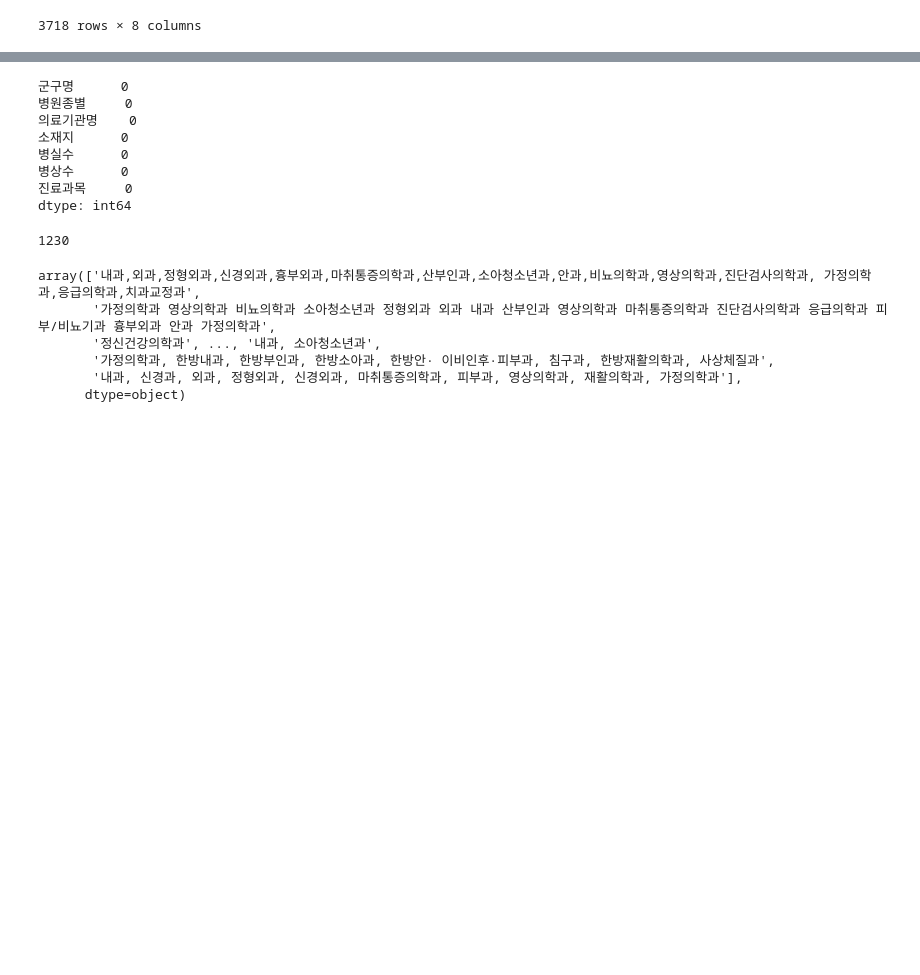
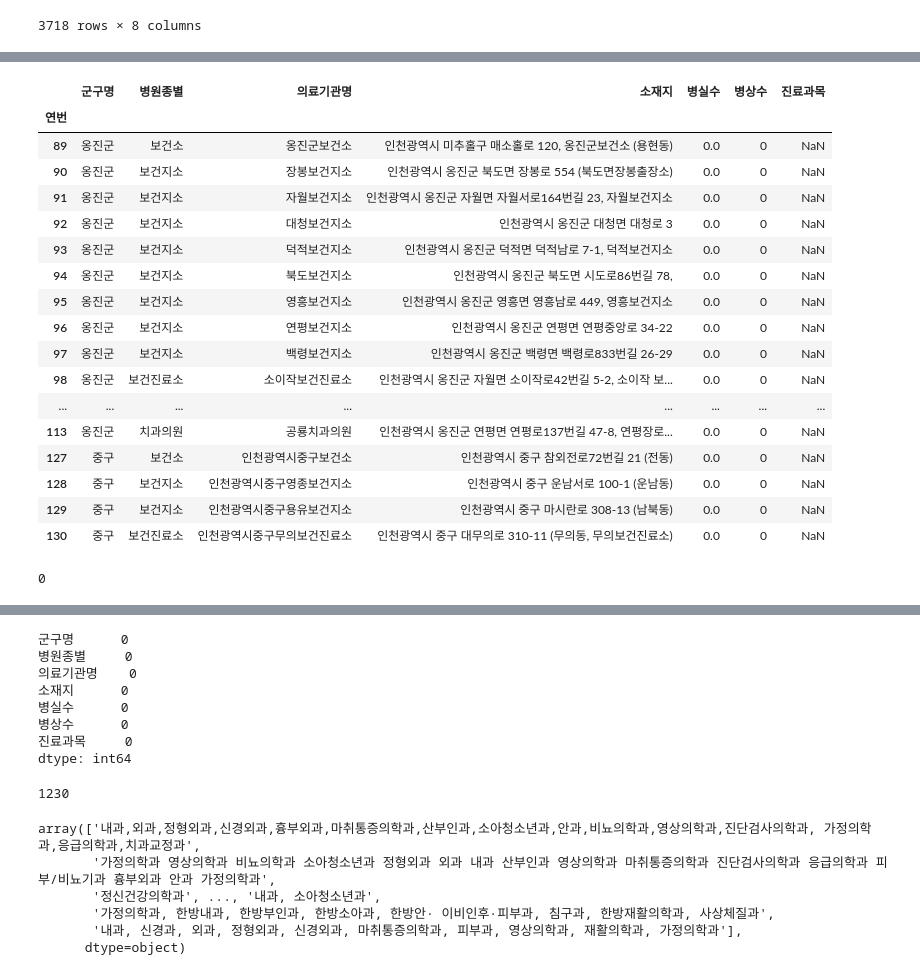
Before and after one commit to akslk00/new-pro2, a Jupyter notebook: Untitled.ipynb, the cells around one changed output, grey strips where cells are left out. Drawn from its saved outputs; the diff is of its cells as text; code cells hidden in the pictures; blank space fills up the shorter version.

```diff
--- a/Untitled.ipynb
+++ b/Untitled.ipynb
@@ -21,0 +81,23 @@ df
+# %%
+az=df['진료과목'].isna()
+# %%
+df.loc[az,]
+# %% [output]
+|  | 군구명 | 병원종별 | 의료기관명 | 소재지 | 병실수 | 병상수 | 진료과목 |
+| 연번 |  |  |  |  |  |  |  |
+| 89 | 옹진군 | 보건소 | 옹진군보건소 | 인천광역시 미추홀구 매소홀로 120, 옹진군보건소 (용현동) | 0.0 | 0 | NaN |
+| 90 | 옹진군 | 보건지소 | 장봉보건지소 | 인천광역시 옹진군 북도면 장봉로 554 (북도면장봉출장소) | 0.0 | 0 | NaN |
+| 91 | 옹진군 | 보건지소 | 자월보건지소 | 인천광역시 옹진군 자월면 자월서로164번길 23, 자월보건지소 | 0.0 | 0 | NaN |
+| 92 | 옹진군 | 보건지소 | 대청보건지소 | 인천광역시 옹진군 대청면 대청로 3 | 0.0 | 0 | NaN |
+| 93 | 옹진군 | 보건지소 | 덕적보건지소 | 인천광역시 옹진군 덕적면 덕적남로 7-1, 덕적보건지소 | 0.0 | 0 | NaN |
+| 94 | 옹진군 | 보건지소 | 북도보건지소 | 인천광역시 옹진군 북도면 시도로86번길 78, | 0.0 | 0 | NaN |
+| 95 | 옹진군 | 보건지소 | 영흥보건지소 | 인천광역시 옹진군 영흥면 영흥남로 449, 영흥보건지소 | 0.0 | 0 | NaN |
+| 96 | 옹진군 | 보건지소 | 연평보건지소 | 인천광역시 옹진군 연평면 연평중앙로 34-22 | 0.0 | 0 | NaN |
+| 97 | 옹진군 | 보건지소 | 백령보건지소 | 인천광역시 옹진군 백령면 백령로833번길 26-29 | 0.0 | 0 | NaN |
+| 98 | 옹진군 | 보건진료소 | 소이작보건진료소 | 인천광역시 옹진군 자월면 소이작로42번길 5-2, 소이작 보... | 0.0 | 0 | NaN |
+| ... | ... | ... | ... | ... | ... | ... | ... |
+| 113 | 옹진군 | 치과의원 | 공룡치과의원 | 인천광역시 옹진군 연평면 연평로137번길 47-8, 연평장로... | 0.0 | 0 | NaN |
+| 127 | 중구 | 보건소 | 인천광역시중구보건소 | 인천광역시 중구 참외전로72번길 21 (전동) | 0.0 | 0 | NaN |
+| 128 | 중구 | 보건지소 | 인천광역시중구영종보건지소 | 인천광역시 중구 운남서로 100-1 (운남동) | 0.0 | 0 | NaN |
+| 129 | 중구 | 보건지소 | 인천광역시중구용유보건지소 | 인천광역시 중구 마시란로 308-13 (남북동) | 0.0 | 0 | NaN |
+| 130 | 중구 | 보건진료소 | 인천광역시중구무의보건진료소 | 인천광역시 중구 대무의로 310-11 (무의동, 무의보건진료소) | 0.0 | 0 | NaN |
@@ -21,0 +106,4 @@ df
+# %%
+df['진료과목'].isna().sum()
+# %% [output]
+0
```
Also changed, not shown: parts of 14 cells of this notebook, 2 other files.
